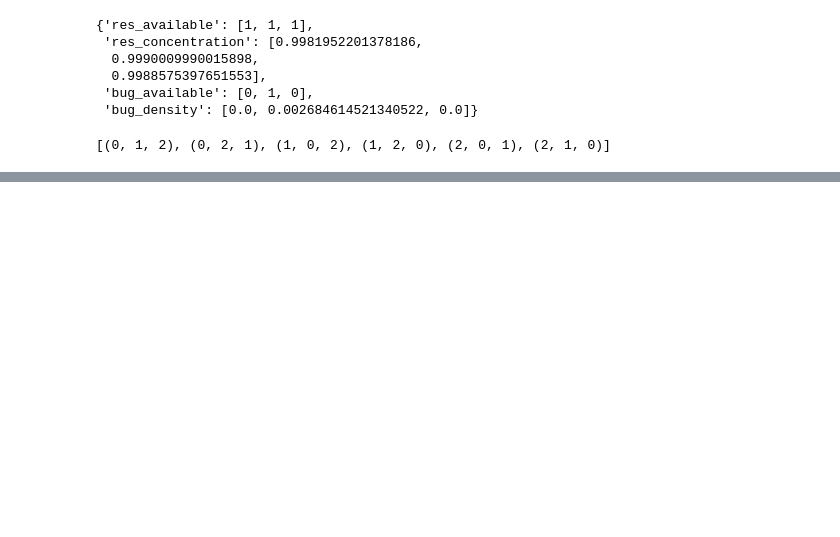
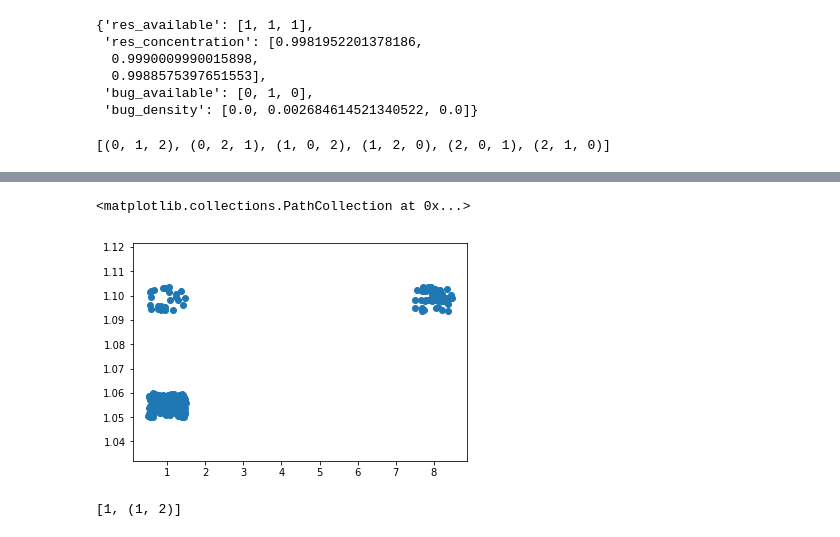
Before and after one commit to maslov-group/diauxic_assembly, a Jupyter notebook: diauxie_nash_equilibrium.ipynb, the cells around one changed output, grey strips where cells are left out. Drawn from its saved outputs; the diff is of its cells as text; code cells hidden in the pictures; blank space fills up the shorter version.

```diff
--- a/diauxie_nash_equilibrium.ipynb
+++ b/diauxie_nash_equilibrium.ipynb
@@ -337,0 +974,21 @@ preference_list
+# %%
+a = [len(i)+random.randint(-50, 50)/100 for i in NEslist_2]
+
+def getEntropy(list0):
+    d = collections.Counter(list0)
+    freqs = [d[i] for i in list0]
+    summed = sum(freqs)
+    return sum(-(i/summed)*math.log(i/summed) for i in freqs)
+
+b = [getEntropy([elem[0] for elem in i])+random.randint(-50, 50)/10000 for i in PFlist]
+# %%
+plt.scatter(a, b)
+# %% [output]
+<matplotlib.collections.PathCollection at 0x...>
+[figure, added]
+# %%
+a = [1]
+a.append((1, 2))
+a
+# %% [output]
+[1, (1, 2)]
```
Also changed, not shown: parts of 40 cells of this notebook, 2 other files.
